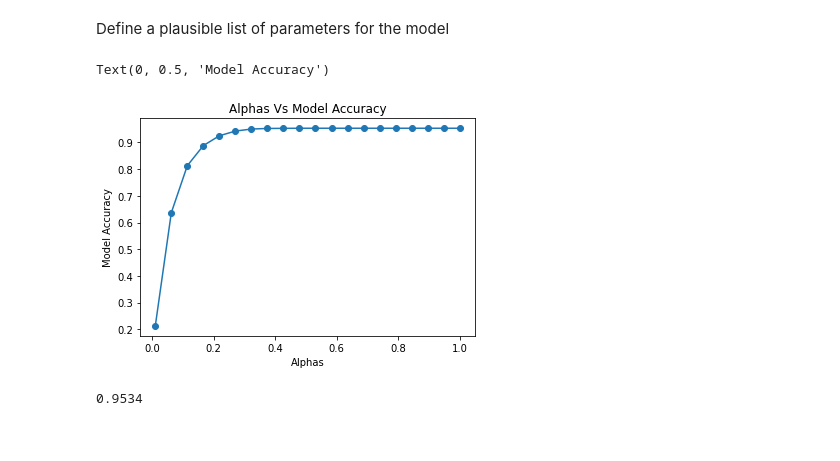
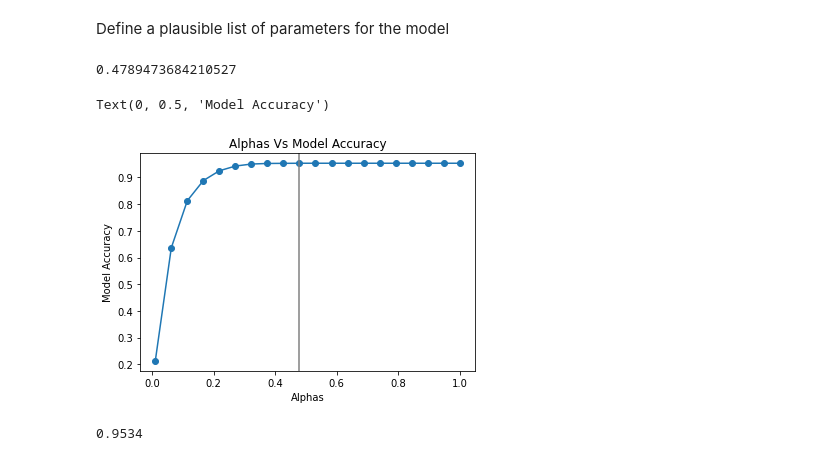
Before and after one commit to mosemb/AdvancedMachineLearning, a Jupyter notebook: Lab8/Lab-GraphLasso/Graphical Lasso Lab.ipynb, the cells around one changed output. Saved outputs shown, nothing was run; the diff lists cells and outputs as text; code cells hidden in the pictures.

```diff
--- a/Lab8/Lab-GraphLasso/Graphical Lasso Lab.ipynb
+++ b/Lab8/Lab-GraphLasso/Graphical Lasso Lab.ipynb
@@ -80,14 +80,19 @@ for i in alphas[0]:
     error.append(np.mean( pre_mat != precision ))
     accuracy.append(np.mean(pre_mat==precision))
     models.append(model)
+# %%
+alphas[0][accuracy.index(max(accuracy))]
+# %% [output]
+0.4789473684210527
 # %%
 plt.plot(alphas[0],accuracy,'o-')
+plt.axvline(alphas[0][accuracy.index(max(accuracy))], color='.5')
 plt.title("Alphas Vs Model Accuracy")
 plt.xlabel("Alphas")
 plt.ylabel("Model Accuracy")
 # %% [output]
 Text(0, 0.5, 'Model Accuracy')
-[figure, old version]
+[figure, new version]
 # %%
 #Best model
 best_model_precision = precmat[accuracy.index(max(accuracy))]
```
Also changed, not shown: parts of 25 cells of this notebook, 1 other file.
